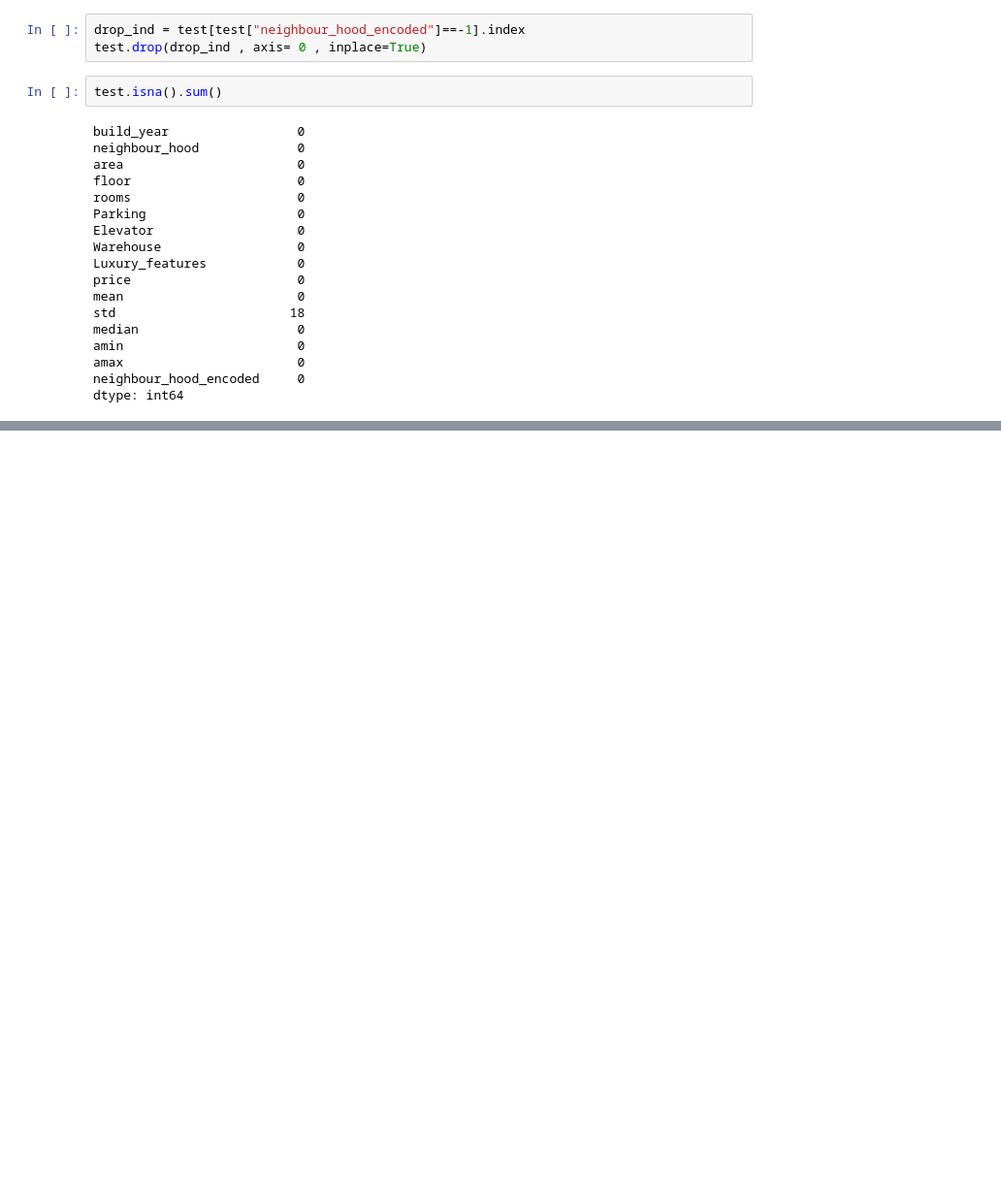
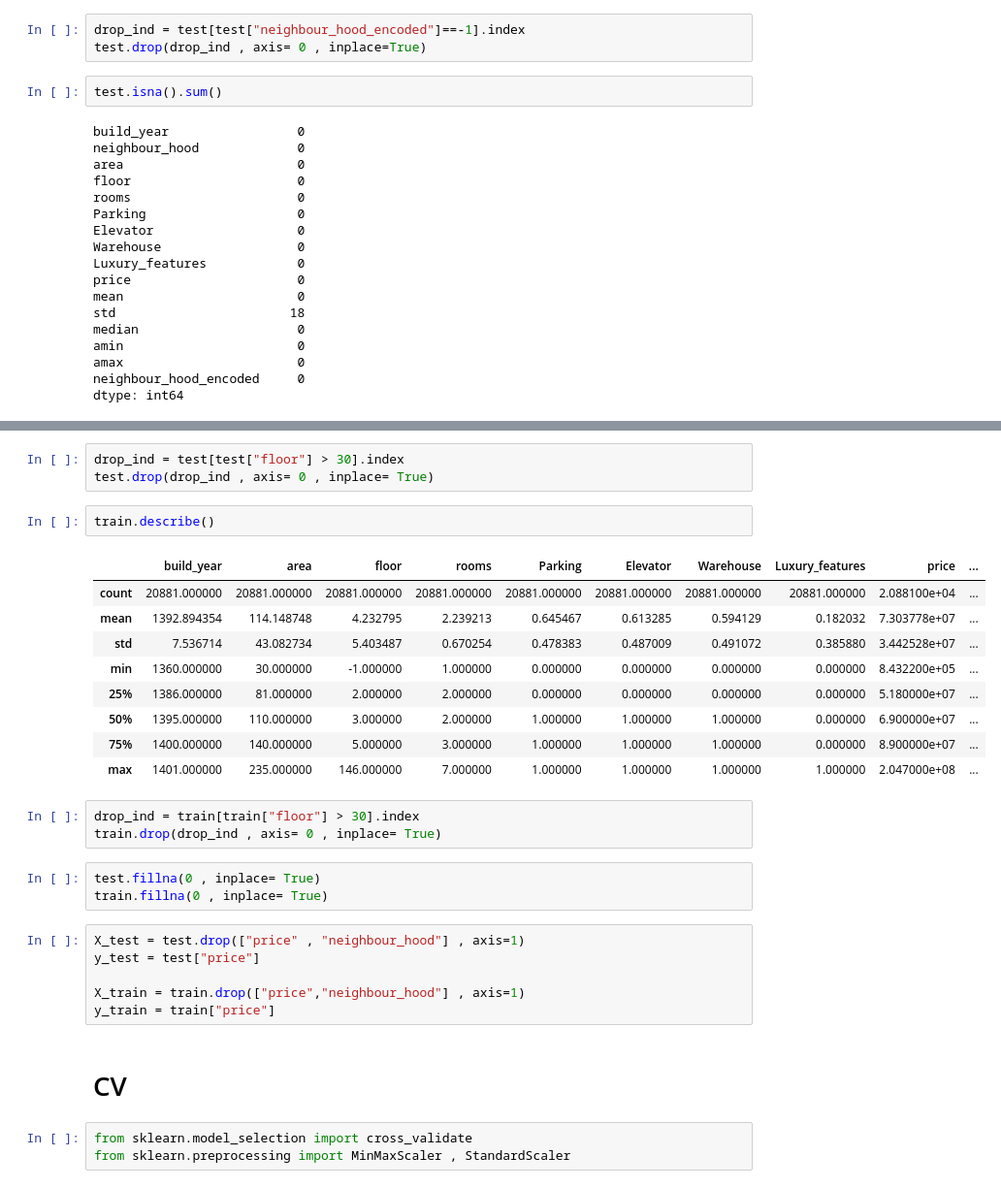
Before and after one commit to Tehran-house-price-prediction/house_price_crawling, a Jupyter notebook: Model.ipynb, the cells around one changed output, grey strips where cells are left out. Shown at 97% size. Saved outputs shown, nothing was run; the diff lists cells and outputs as text; blank space fills up the shorter version.

```diff
--- a/Model.ipynb
+++ b/Model.ipynb
@@ -328,0 +159,32 @@ y_pred[1909]
+# %%
+drop_ind = test[test["floor"] > 30].index
+test.drop(drop_ind , axis= 0 , inplace= True)
+# %%
+train.describe()
+# %% [output]
+|  | build_year | area | floor | rooms | Parking | Elevator | Warehouse | Luxury_features | price | ... |
+| count | 20881.000000 | 20881.000000 | 20881.000000 | 20881.000000 | 20881.000000 | 20881.000000 | 20881.000000 | 20881.000000 | 2.088100e+04 | ... |
+| mean | 1392.894354 | 114.148748 | 4.232795 | 2.239213 | 0.645467 | 0.613285 | 0.594129 | 0.182032 | 7.303778e+07 | ... |
+| std | 7.536714 | 43.082734 | 5.403487 | 0.670254 | 0.478383 | 0.487009 | 0.491072 | 0.385880 | 3.442528e+07 | ... |
+| min | 1360.000000 | 30.000000 | -1.000000 | 1.000000 | 0.000000 | 0.000000 | 0.000000 | 0.000000 | 8.432200e+05 | ... |
+| 25% | 1386.000000 | 81.000000 | 2.000000 | 2.000000 | 0.000000 | 0.000000 | 0.000000 | 0.000000 | 5.180000e+07 | ... |
+| 50% | 1395.000000 | 110.000000 | 3.000000 | 2.000000 | 1.000000 | 1.000000 | 1.000000 | 0.000000 | 6.900000e+07 | ... |
+| 75% | 1400.000000 | 140.000000 | 5.000000 | 3.000000 | 1.000000 | 1.000000 | 1.000000 | 0.000000 | 8.900000e+07 | ... |
+| max | 1401.000000 | 235.000000 | 146.000000 | 7.000000 | 1.000000 | 1.000000 | 1.000000 | 1.000000 | 2.047000e+08 | ... |
+# %%
+drop_ind = train[train["floor"] > 30].index
+train.drop(drop_ind , axis= 0 , inplace= True)
+# %%
+test.fillna(0 , inplace= True)
+train.fillna(0 , inplace= True)
+# %%
+X_test = test.drop(["price" , "neighbour_hood"] , axis=1)
+y_test = test["price"]
+
+X_train = train.drop(["price","neighbour_hood"] , axis=1)
+y_train = train["price"]
+# %% [markdown]
+# CV
+# %%
+from sklearn.model_selection import cross_validate
+from sklearn.preprocessing import MinMaxScaler , StandardScaler
```
Also changed, not shown: parts of 64 cells of this notebook.
